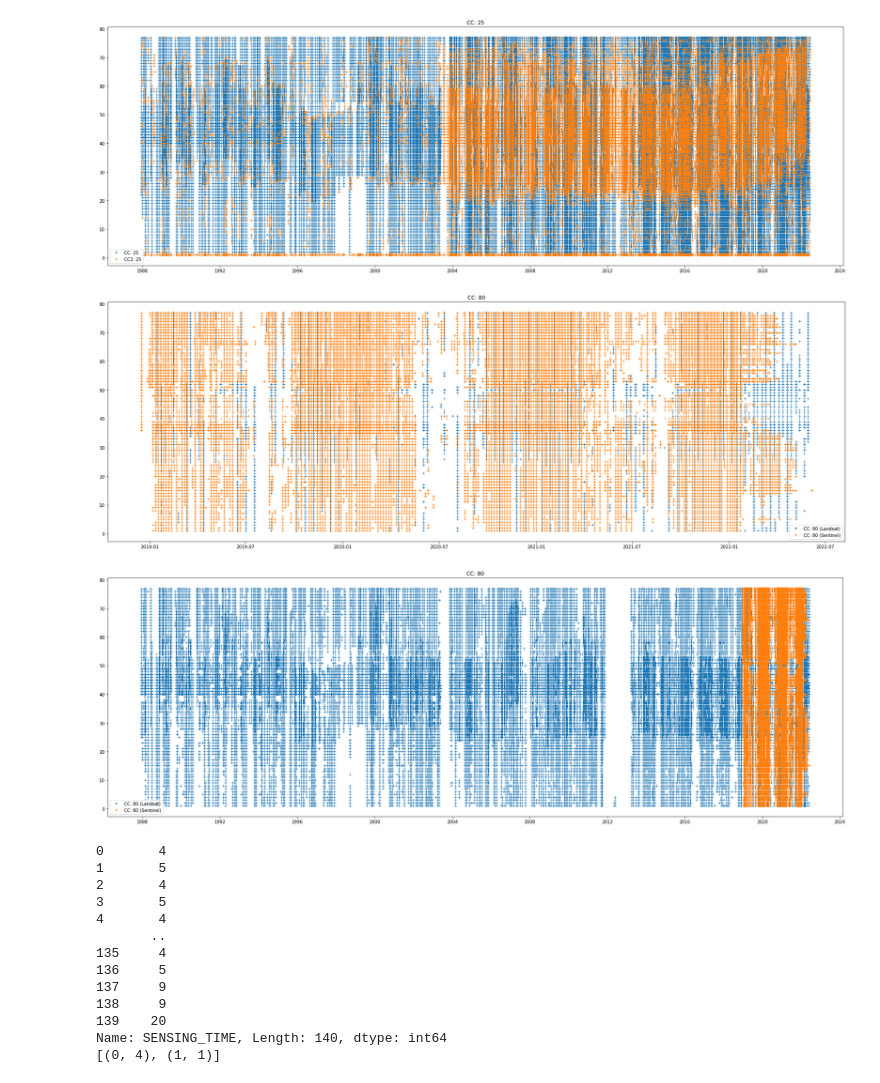
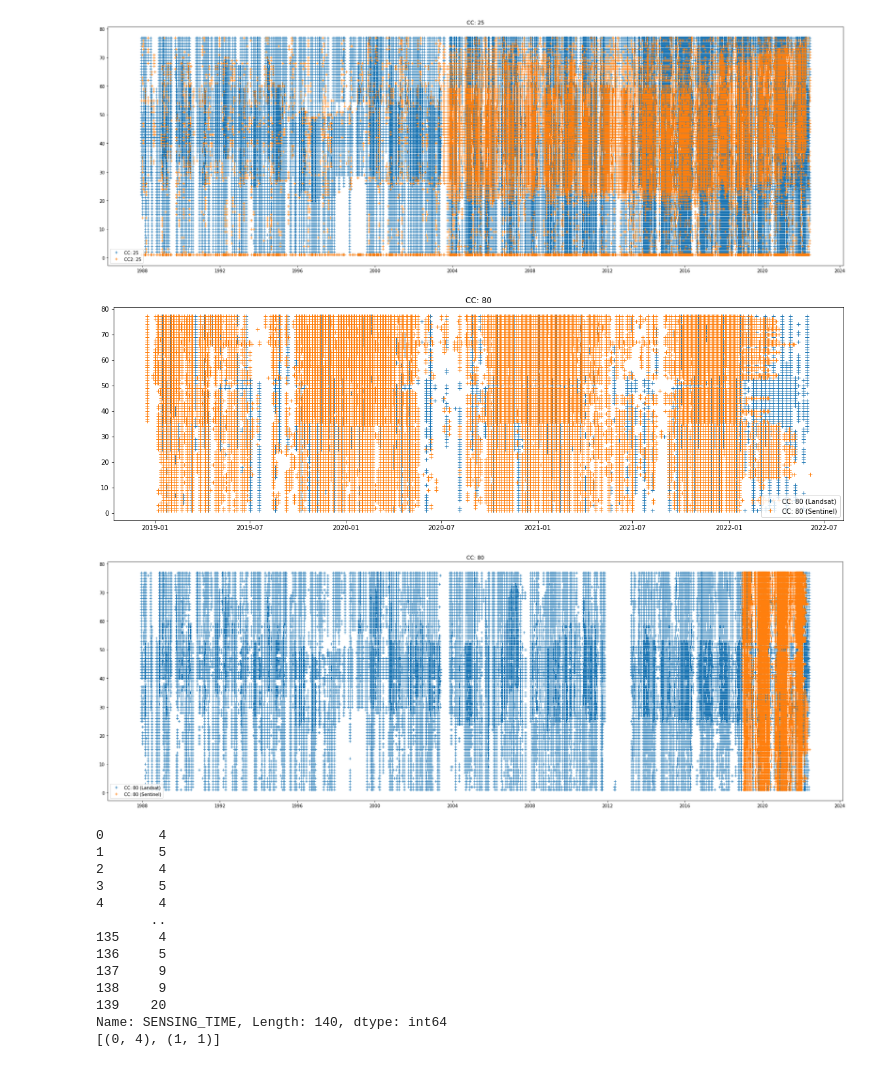
Before and after one commit to Skydive/ENS_M1_Stage_2022, a Jupyter notebook: EarthEngine/Process_Lhasa.ipynb, the cells around one changed output. Saved outputs shown, nothing was run; the diff lists cells and outputs as text; code cells hidden in the pictures.

```diff
--- a/EarthEngine/Process_Lhasa.ipynb
+++ b/EarthEngine/Process_Lhasa.ipynb
@@ -145,28 +136,28 @@ print(df75.shape, df50.shape, df25.shape);
 # %%
 dfs = pd.read_csv("Lhasa/Lhasa_Sentinel_Data-CC-80.csv", index_col=0);
 dfs["SENSING_TIME"] = dfs["SENSING_TIME"].map(partial(pd.to_datetime, unit='ms'));
 dfs['BRAIDING_INDEX'] = (dfs['TOTAL_PERIM_SMOOTH']/2)/2000;
 
 sentinel_min_time = dfs["SENSING_TIME"].min();
 sentinel_max_time = dfs["SENSING_TIME"].max();
 df = pd.read_csv(f"Lhasa/Lhasa_Data-CC-80.csv", index_col=0);
 df["SENSING_TIME"] = df["SENSING_TIME"].map(pd.Timestamp);
 df['BRAIDING_INDEX'] = (df['TOTAL_PERIM_SMOOTH']/2)/2000;
 df_crop = df[(df["SENSING_TIME"] >= sentinel_min_time) & (df["SENSING_TIME"] <= sentinel_max_time)];
 
-plt.figure(figsize=(30, 10));
+plt.figure(figsize=(20, 6));
 plt.title(f"CC: 80");
 plt.plot(df_crop["SENSING_TIME"], df_crop["ID"], '+', label=f"CC: 80 (Landsat)");
 plt.plot(dfs["SENSING_TIME"], dfs["ID"], '+', label=f"CC: 80 (Sentinel)");
 plt.legend();
 
 plt.figure(figsize=(30, 10));
 plt.title(f"CC: 80");
 plt.plot(df["SENSING_TIME"], df["ID"], '+', label=f"CC: 80 (Landsat)");
 plt.plot(dfs["SENSING_TIME"], dfs["ID"], '+', label=f"CC: 80 (Sentinel)");
 plt.legend();
 # %% [output]
-[figure, old version]
+[figure, new version]
 [figure]
 # %%
 # CUMULATIVE GCD --- try to figure out & find the smallest spacing interval
```
Also changed, not shown: parts of 10 cells of this notebook, 33 other files.
